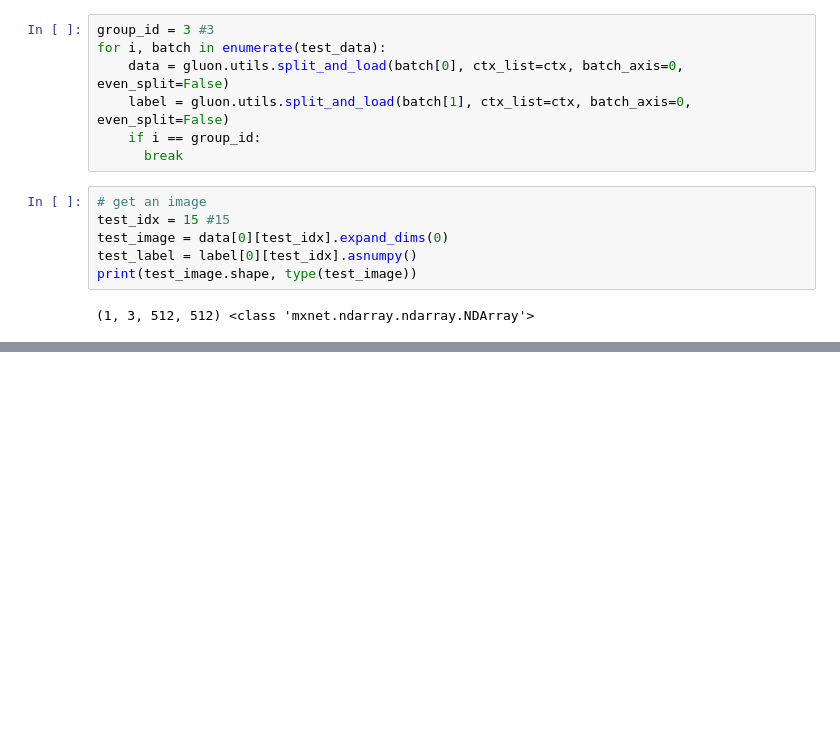
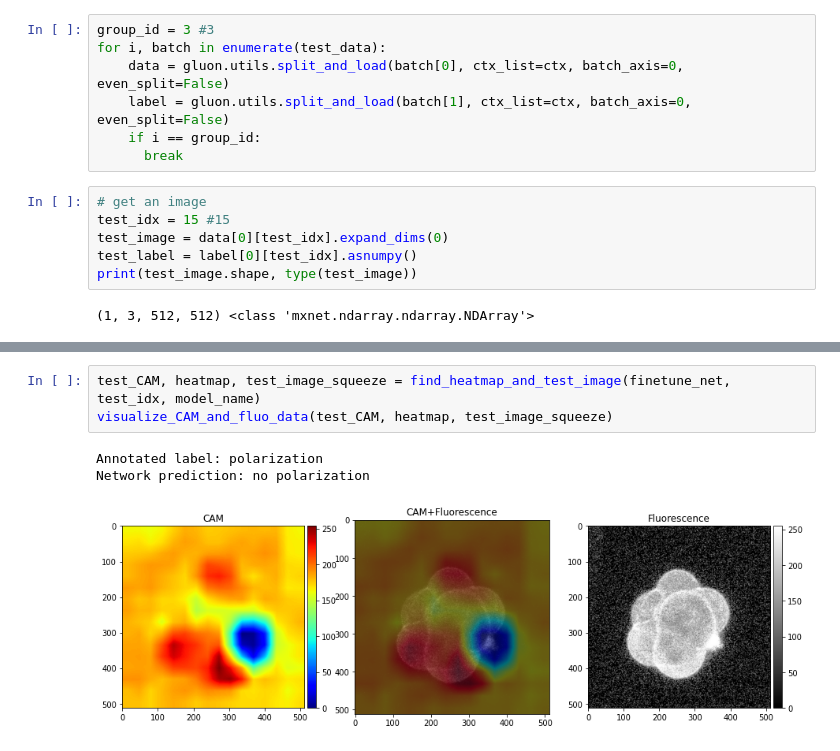
Before and after one commit to abao1999/Embryos, a Jupyter notebook: notebooks/visualize_model_features.ipynb, the cells around one changed output, grey strips where cells are left out. Saved outputs shown, nothing was run; the diff lists cells and outputs as text; blank space fills up the shorter version.

```diff
--- a/notebooks/visualize_model_features.ipynb
+++ b/notebooks/visualize_model_features.ipynb
@@ -393,0 +374,7 @@ Network prediction: no polarization
+# %%
+test_CAM, heatmap, test_image_squeeze = find_heatmap_and_test_image(finetune_net, test_idx, model_name)
+visualize_CAM_and_fluo_data(test_CAM, heatmap, test_image_squeeze)
+# %% [output]
+Annotated label: polarization
+Network prediction: no polarization
+[figure, added]
```
Also changed, not shown: parts of 17 cells of this notebook.
